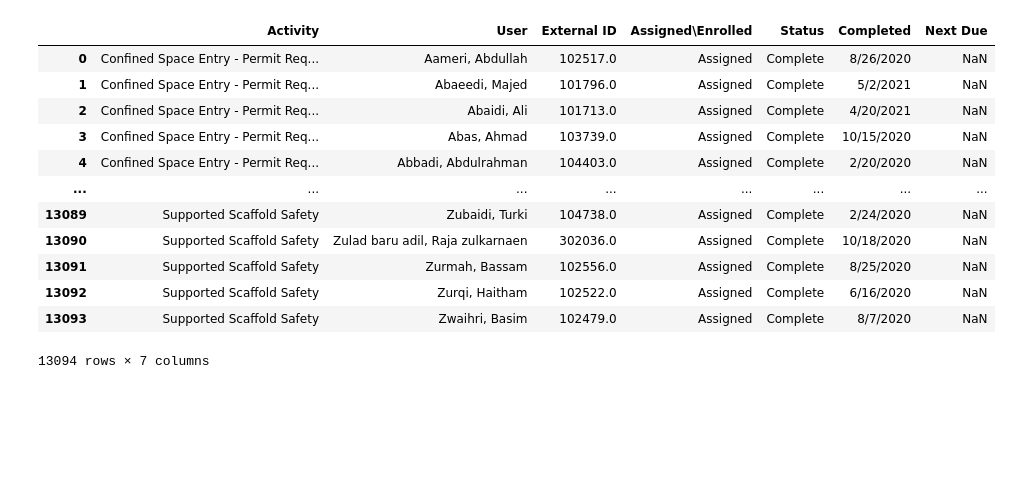
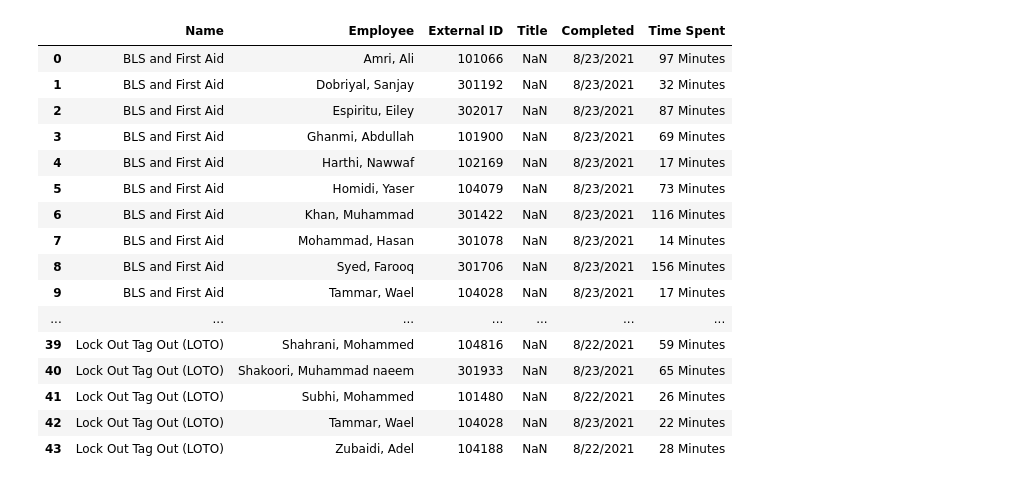
Before and after one commit to M7MDSG76/Enrollment-Automation-Program-EAP-, a Jupyter notebook: carpenterTable.ipynb, the cells around one changed output. Cells and saved outputs as stored; diff of their text form; code cells hidden in the pictures; blank space fills up the shorter version.

```diff
--- a/carpenterTable.ipynb
+++ b/carpenterTable.ipynb
@@ -6,28 +8,30 @@ import pandas as pd
 # %%
-#step 2
+# step 2
 # Set the Excel file path
-workBook1 = 'ConvergenceActivityReport1.xlsx'
-workBook2 = 'Qualification Completion Records Report Aug,11.xlsx'
+workBook1 = 'C:\\Users\\M7MD\\Desktop\\Work\\aaa23august.xlsx'
+workBook2 = 'Qualification Completion Records Report Aug,23.xlsx'
+new_workbook = 'workbook.xlsx'
 
-
-#step 3
-# Load the sheet in an object
-ws1 = pd.read_excel(workBook1, 1,skiprows = 2)
+# step 3
+# Load the sheet in an object and skip the unneeded rows
+ws1 = pd.read_excel(workBook1, 1,skiprows = 3)
 ws2 = pd.read_excel(workBook2, 1,skiprows = 3)
-
-# Print the table
-ws1
+ws2
 # %% [output]
-|  | Activity | User | External ID | Assigned\Enrolled | Status | Completed | Next Due |
-| 0 | Confined Space Entry - Permit Req... | Aameri, Abdullah | 102517.0 | Assigned | Complete | 8/26/2020 | NaN |
-| 1 | Confined Space Entry - Permit Req... | Abaeedi, Majed | 101796.0 | Assigned | Complete | 5/2/2021 | NaN |
-| 2 | Confined Space Entry - Permit Req... | Abaidi, Ali | 101713.0 | Assigned | Complete | 4/20/2021 | NaN |
-| 3 | Confined Space Entry - Permit Req... | Abas, Ahmad | 103739.0 | Assigned | Complete | 10/15/2020 | NaN |
-| 4 | Confined Space Entry - Permit Req... | Abbadi, Abdulrahman | 104403.0 | Assigned | Complete | 2/20/2020 | NaN |
-| ... | ... | ... | ... | ... | ... | ... | ... |
-| 13089 | Supported Scaffold Safety | Zubaidi, Turki | 104738.0 | Assigned | Complete | 2/24/2020 | NaN |
-| 13090 | Supported Scaffold Safety | Zulad baru adil, Raja zulkarnaen | 302036.0 | Assigned | Complete | 10/18/2020 | NaN |
-| 13091 | Supported Scaffold Safety | Zurmah, Bassam | 102556.0 | Assigned | Complete | 8/25/2020 | NaN |
-| 13092 | Supported Scaffold Safety | Zurqi, Haitham | 102522.0 | Assigned | Complete | 6/16/2020 | NaN |
-| 13093 | Supported Scaffold Safety | Zwaihri, Basim | 102479.0 | Assigned | Complete | 8/7/2020 | NaN |
+|  | Name | Employee | External ID | Title | Completed | Time Spent |
+| 0 | BLS and First Aid | Amri, Ali | 101066 | NaN | 8/23/2021 | 97 Minutes |
+| 1 | BLS and First Aid | Dobriyal, Sanjay | 301192 | NaN | 8/23/2021 | 32 Minutes |
+| 2 | BLS and First Aid | Espiritu, Eiley | 302017 | NaN | 8/23/2021 | 87 Minutes |
+| 3 | BLS and First Aid | Ghanmi, Abdullah | 101900 | NaN | 8/23/2021 | 69 Minutes |
+| 4 | BLS and First Aid | Harthi, Nawwaf | 102169 | NaN | 8/23/2021 | 17 Minutes |
+| 5 | BLS and First Aid | Homidi, Yaser | 104079 | NaN | 8/23/2021 | 73 Minutes |
+| 6 | BLS and First Aid | Khan, Muhammad | 301422 | NaN | 8/23/2021 | 116 Minutes |
+| 7 | BLS and First Aid | Mohammad, Hasan | 301078 | NaN | 8/23/2021 | 14 Minutes |
+| 8 | BLS and First Aid | Syed, Farooq | 301706 | NaN | 8/23/2021 | 156 Minutes |
+| 9 | BLS and First Aid | Tammar, Wael | 104028 | NaN | 8/23/2021 | 17 Minutes |
+| ... | ... | ... | ... | ... | ... | ... |
+| 39 | Lock Out Tag Out (LOTO) | Shahrani, Mohammed | 104816 | NaN | 8/22/2021 | 59 Minutes |
+| 40 | Lock Out Tag Out (LOTO) | Shakoori, Muhammad naeem | 301933 | NaN | 8/23/2021 | 65 Minutes |
+| 41 | Lock Out Tag Out (LOTO) | Subhi, Mohammed | 101480 | NaN | 8/22/2021 | 26 Minutes |
+| 42 | Lock Out Tag Out (LOTO) | Tammar, Wael | 104028 | NaN | 8/23/2021 | 22 Minutes |
+| 43 | Lock Out Tag Out (LOTO) | Zubaidi, Adel | 104188 | NaN | 8/22/2021 | 28 Minutes |
-13094 rows × 7 columns
```
Also changed, not shown: parts of 16 cells of this notebook, 3 other files.
